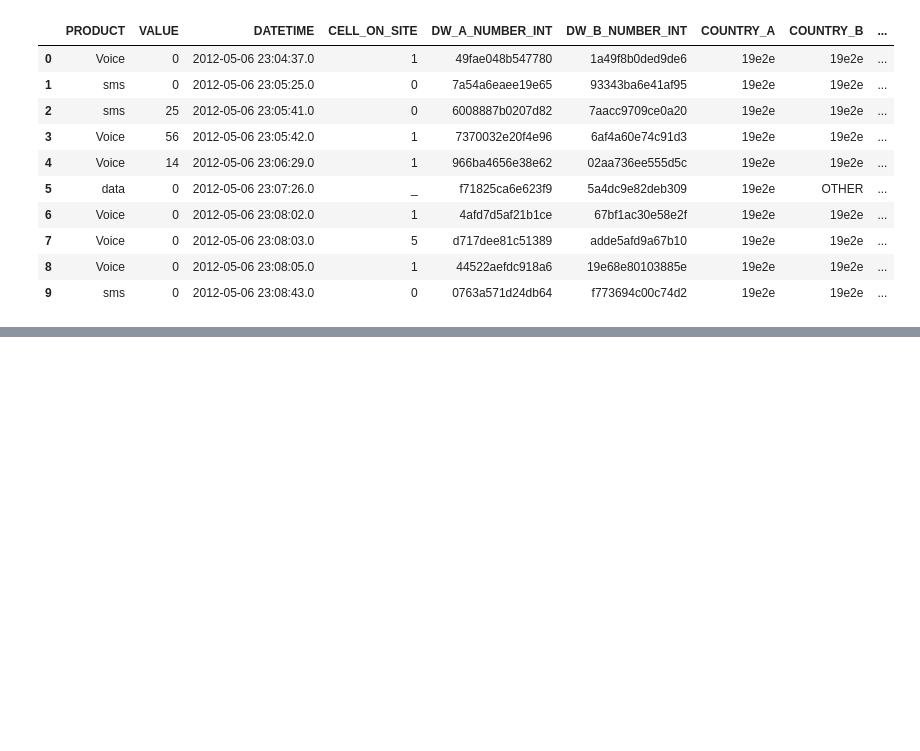
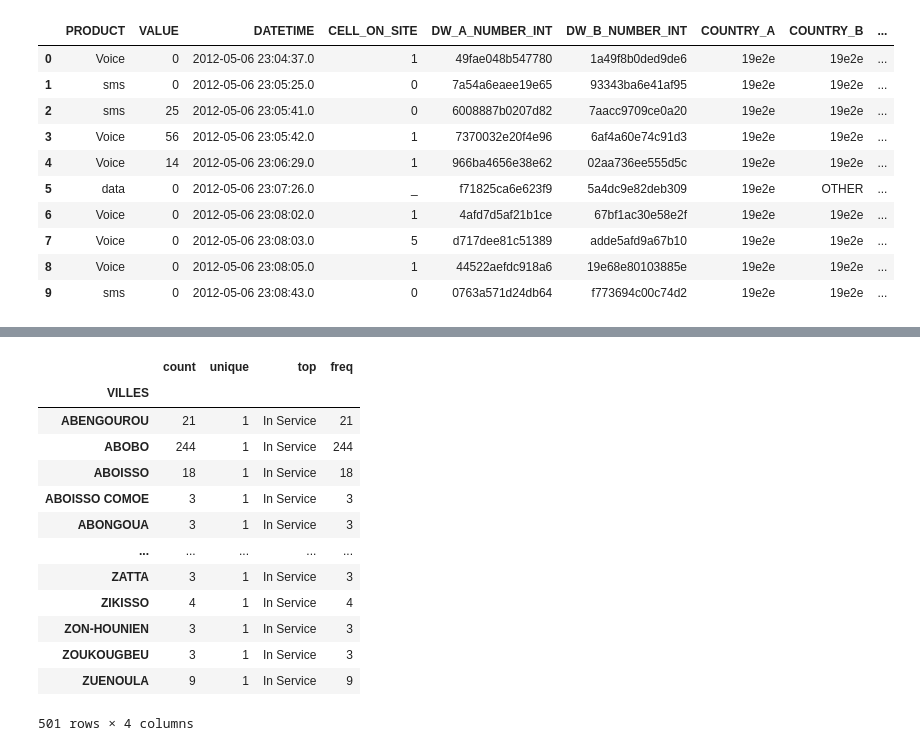
Before and after one commit to endubi/Week3-IP, a Jupyter notebook: Moringa_Data_Science_Prep_W3_Independent_Project_2021_11_Emmanuel_Ndubi_Python.ipynb, the cells around one changed output, grey strips where cells are left out. Cells and saved outputs as stored; diff of their text form; code cells hidden in the pictures; blank space fills up the shorter version.

```diff
--- a/Moringa_Data_Science_Prep_W3_Independent_Project_2021_11_Emmanuel_Ndubi_Python.ipynb
+++ b/Moringa_Data_Science_Prep_W3_Independent_Project_2021_11_Emmanuel_Ndubi_Python.ipynb
@@ -138,0 +145,4 @@ list(tm_merge['PRODUCT'].unique())
+# %%
+### Dropping the missing values
+cells_geo_clean=cells_geo.dropna()
+cells_geo_clean.isnull().sum()
@@ -138,0 +180,18 @@ list(tm_merge['PRODUCT'].unique())
+# %%
+### Describing the data between STATUS and Cities(VILLES)
+cells_geo_clean['STATUS'].groupby(cells_geo_clean['VILLES']).describe()
+# %% [output]
+|  | count | unique | top | freq |
+| VILLES |  |  |  |  |
+| ABENGOUROU | 21 | 1 | In Service | 21 |
+| ABOBO | 244 | 1 | In Service | 244 |
+| ABOISSO | 18 | 1 | In Service | 18 |
+| ABOISSO COMOE | 3 | 1 | In Service | 3 |
+| ABONGOUA | 3 | 1 | In Service | 3 |
+| ... | ... | ... | ... | ... |
+| ZATTA | 3 | 1 | In Service | 3 |
+| ZIKISSO | 4 | 1 | In Service | 4 |
+| ZON-HOUNIEN | 3 | 1 | In Service | 3 |
+| ZOUKOUGBEU | 3 | 1 | In Service | 3 |
+| ZUENOULA | 9 | 1 | In Service | 9 |
+501 rows × 4 columns
```
Also changed, not shown: parts of 13 cells of this notebook.
